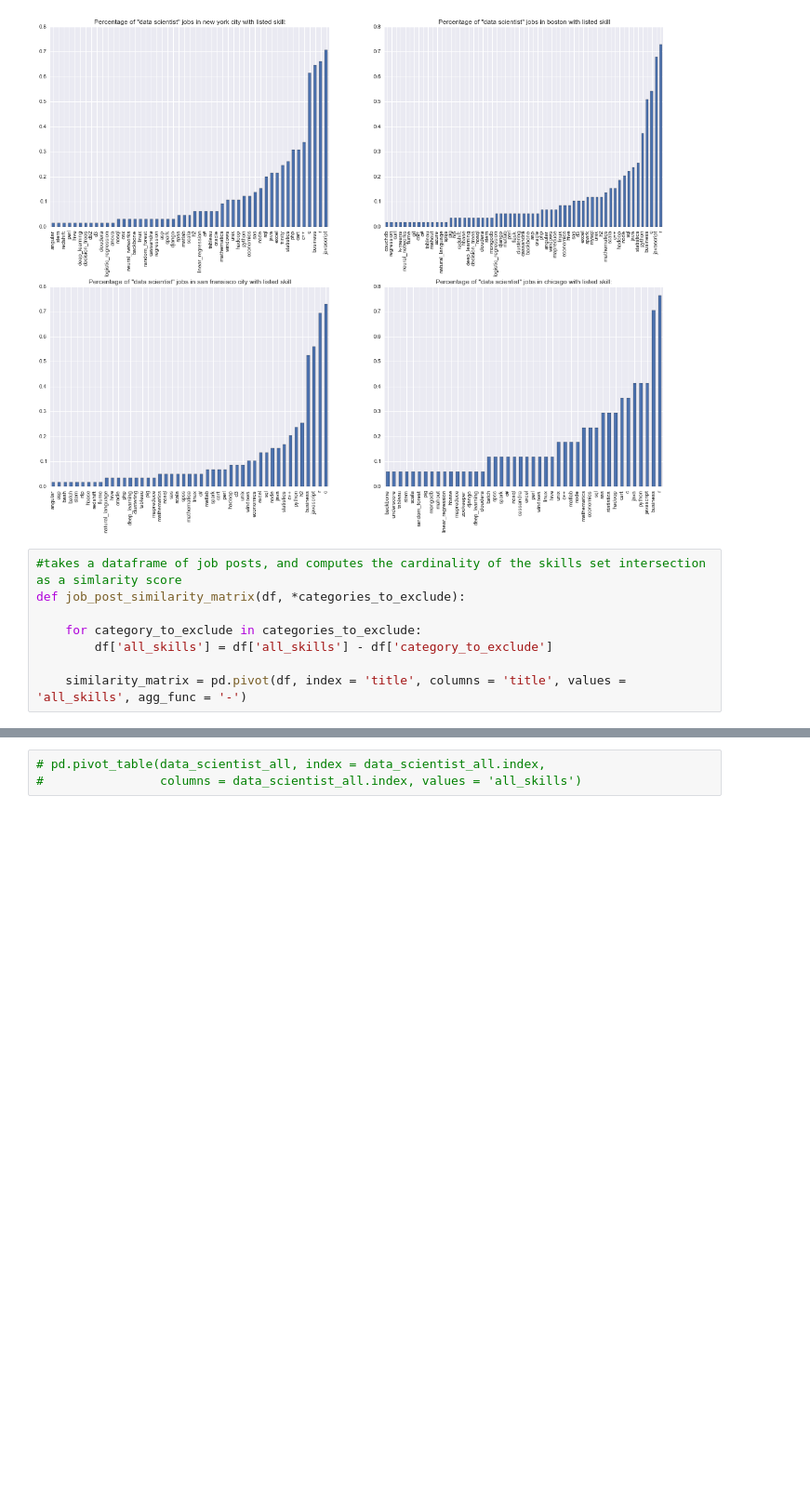
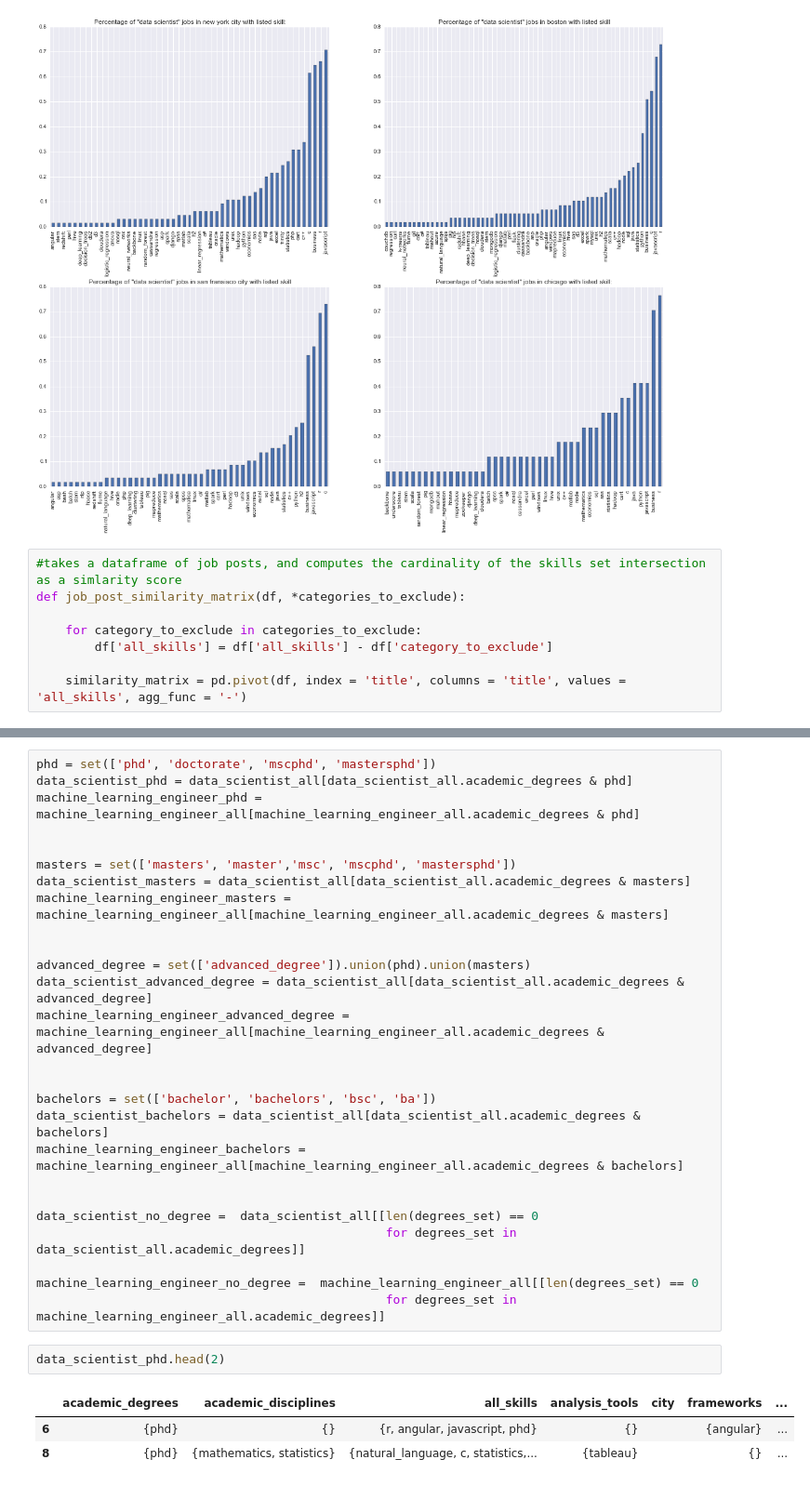
Before and after one commit to tamirbennatan/data_science_skills_analysis, a Jupyter notebook: Data Science Skills Analysis.ipynb, the cells around one changed output, grey strips where cells are left out. Shown at 93% size. Drawn from its saved outputs; the diff is of its cells as text; blank space fills up the shorter version.

```diff
--- a/Data Science Skills Analysis.ipynb
+++ b/Data Science Skills Analysis.ipynb
@@ -343,3 +333,32 @@ data_scientist_all.head()
-# %%
-# pd.pivot_table(data_scientist_all, index = data_scientist_all.index,
-#                columns = data_scientist_all.index, values = 'all_skills')
+# %%
+phd = set(['phd', 'doctorate', 'mscphd', 'mastersphd'])
+data_scientist_phd = data_scientist_all[data_scientist_all.academic_degrees & phd]
+machine_learning_engineer_phd = machine_learning_engineer_all[machine_learning_engineer_all.academic_degrees & phd]
+
+
+masters = set(['masters', 'master','msc', 'mscphd', 'mastersphd'])
+data_scientist_masters = data_scientist_all[data_scientist_all.academic_degrees & masters]
+machine_learning_engineer_masters = machine_learning_engineer_all[machine_learning_engineer_all.academic_degrees & masters]
+
+
+advanced_degree = set(['advanced_degree']).union(phd).union(masters)
+data_scientist_advanced_degree = data_scientist_all[data_scientist_all.academic_degrees & advanced_degree]
+machine_learning_engineer_advanced_degree = machine_learning_engineer_all[machine_learning_engineer_all.academic_degrees & advanced_degree]
+
+
+bachelors = set(['bachelor', 'bachelors', 'bsc', 'ba'])
+data_scientist_bachelors = data_scientist_all[data_scientist_all.academic_degrees & bachelors]
+machine_learning_engineer_bachelors = machine_learning_engineer_all[machine_learning_engineer_all.academic_degrees & bachelors]
+
+
+data_scientist_no_degree =  data_scientist_all[[len(degrees_set) == 0
+                                                for degrees_set in data_scientist_all.academic_degrees]]
+
+machine_learning_engineer_no_degree =  machine_learning_engineer_all[[len(degrees_set) == 0
+                                                for degrees_set in machine_learning_engineer_all.academic_degrees]]
+# %%
+data_scientist_phd.head(2)
+# %% [output]
+|  | academic_degrees | academic_disciplines | all_skills | analysis_tools | city | frameworks | ... |
+| 6 | {phd} | {} | {r, angular, javascript, phd} | {} |  | {angular} | ... |
+| 8 | {phd} | {mathematics, statistics} | {natural_language, c, statistics,... | {tableau} |  | {} | ... |
```
Also changed, not shown: parts of 12 cells of this notebook.
